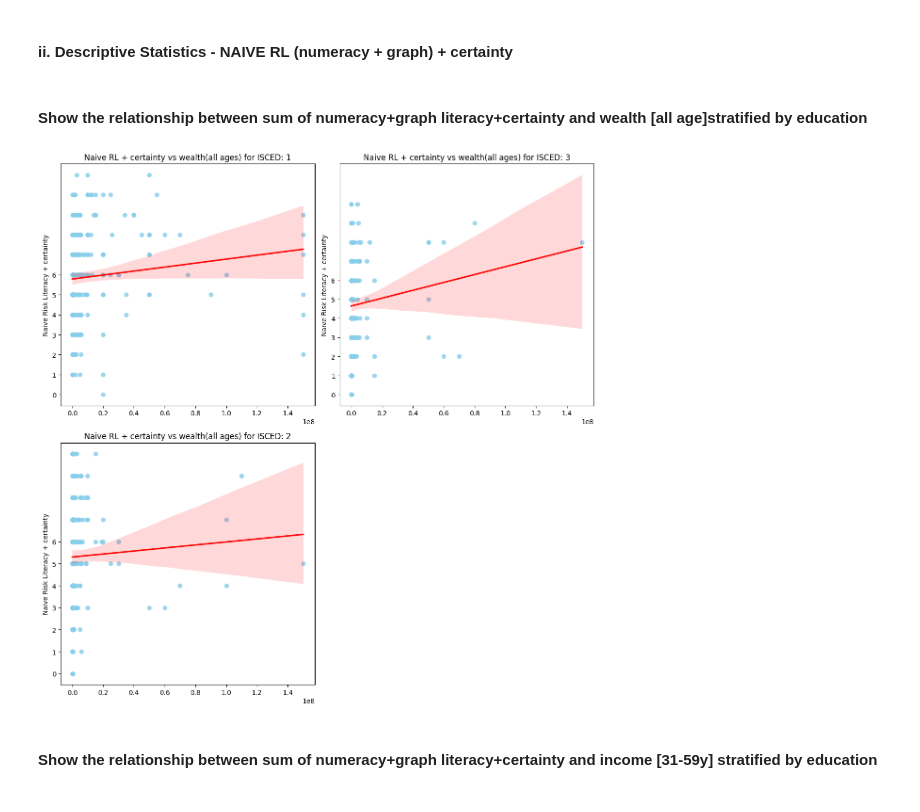
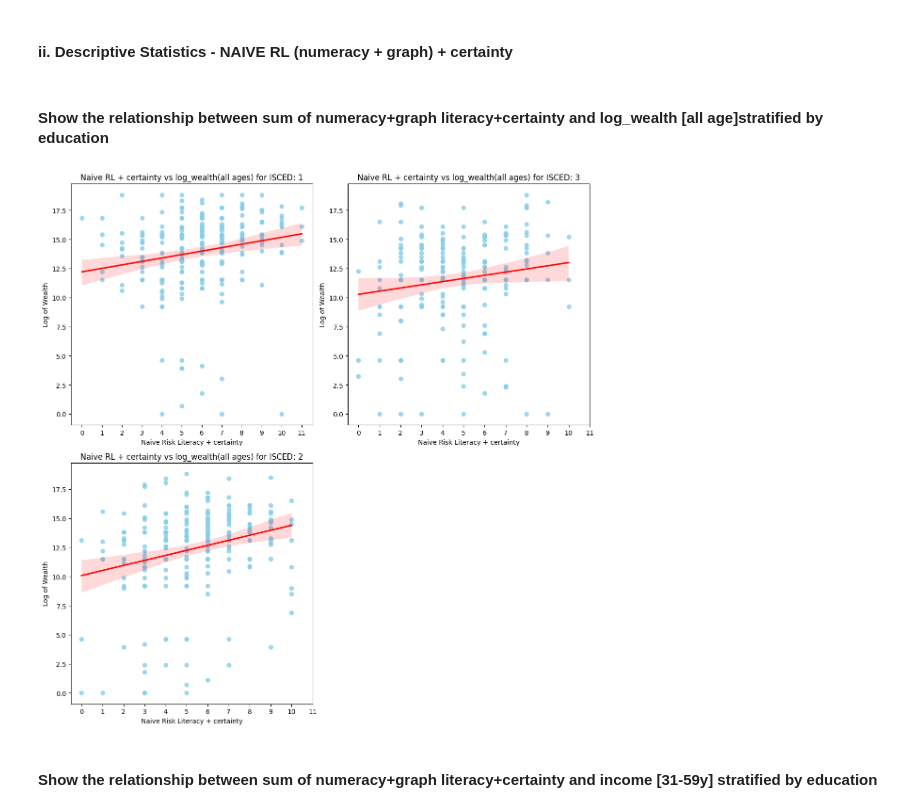
Before and after one commit to Leshleon/risk-literacy, a Jupyter notebook: data_analysis/new_code/final/221025_RL_euro_ind.ipynb, the cells around one changed output. Cells and saved outputs as stored; diff of their text form; code cells hidden in the pictures.

```diff
--- a/data_analysis/new_code/final/221025_RL_euro_ind.ipynb
+++ b/data_analysis/new_code/final/221025_RL_euro_ind.ipynb
@@ -133,7 +211,7 @@ for i, country in enumerate(countries):
     for j, value in zip(sample.index, sample.values):
         axes[i].text(j, value + 0.5, f"{value/total * 100:.1f}%", ha = "center", va = "bottom", fontsize=6, color="black")
 
-    axes[i].set_yticks(np.arange(0, 151, step = 20))
+    axes[i].set_yticks(np.arange(0, 300, step = 20))
     axes[i].set_xticks(x)
     axes[i].set_xticklabels(x, rotation = 45, ha = "center")
 
@@ -163,7 +241,7 @@ for i, country in enumerate(countries):
     for j, value in zip(sample.index, sample.values):
         axes[i].text(j, value + 0.5, f"{value/total * 100:.1f}%", ha = "center", va = "bottom", fontsize=6, color="black")
 
-    axes[i].set_yticks(np.arange(0, 151, step = 20))
+    axes[i].set_yticks(np.arange(0, 300, step = 20))
     axes[i].set_xticks(x)
     axes[i].set_xticklabels(x, rotation = 45, ha = "center")
 
@@ -1314,0 +1914,15 @@ Notes:
+# %%
+ind_dyn1["asset_diverse_metric"] = (ind_dyn1[assets] != 0).sum(axis = 1) / 10
+
+data = ind_dyn1.copy()
+
+model = sm.OLS(data["asset_diverse_metric"], sm.add_constant(
+    data[["Naive_RL_certainty_11", "isced", "age_rec","CRTScore_3", "FinancialLiteracy_3",
+          "RiskAppetite_7", "log_wealth"]]))
+
+# Age group 2 = 18 to 35 y/o
+# Age group 3 = 36 to 55 y/o
+# Age group 4 = 56 to 75 y/o
+
+res = model.fit()
+print(res.summary())
@@ -1378,3 +2041,13 @@ df00["Naive_RL_%"] = df00["Naive_RL_6"] / 6 * 100
 
 df00["Naive_RL_certainty_11"] = df00["GraphLiteracy_3"] + df00["Numeracy_3"] + df00["Certainty_5"]
 df00["Naive_RL_certainty_%"] = df00["Naive_RL_certainty_11"] / 11 * 100
+
+# Windorized wealth at 1% both end
+df00 = winsorize_output(df00, "wealth", [0.01, 0.01])
+# Using winsorised wealth as wealth
+df00["wealth"] = df00["winsorised_wealth"]
+
+# natural log of wealth
+natural_log_mask = df00["wealth"] != -1
+df00.loc[natural_log_mask, "log_wealth"] = np.log(df00.loc[natural_log_mask, "wealth"] + 1)
+df00["log_wealth"] = df00["log_wealth"].fillna(0)
@@ -1420,32 +2148,34 @@ Countries_code:
 # %%
 # regressor: ind_dyn2["Naive_RL_certainty_%"]
 # %% [markdown]
-#### Show the relationship between sum of numeracy+graph literacy+certainty and wealth [all age]stratified by education
+#### Show the relationship between sum of numeracy+graph literacy+certainty and log_wealth [all age]stratified by education
 # %%
 fig, axes = plt.subplots(2, 2, figsize = [12, 12])
 axes = axes.flatten()
 
 isced = ind_dyn2["isced"].unique()
 
 for i, edu in enumerate(isced):
     sample = ind_dyn1.loc[(ind_dyn1["isced"] == edu) & (ind_dyn1["wealth"] != -1)].copy()
-    x = sample["wealth"].values
-    y = sample["Naive_RL_certainty_11"].values
+    y = sample["log_wealth"].values
+    x = sample["Naive_RL_certainty_11"].values
     total = sample.sum()
 
     sns.regplot(x=x, y=y, color="skyblue", ax = axes[i], line_kws={"color": "red"})
 
-    axes[i].set_yticks(np.arange(0, 7, step = 1))
+    axes[i].set_xticks(np.arange(0, 12, step = 1))
 
-    axes[i].set_ylabel(f"Naive Risk Literacy + certainty")
-    axes[i].set_title(f"Naive RL + certainty vs wealth(all ages) for ISCED: {edu}")
+    axes[i].set_xlabel(f"Naive Risk Literacy + certainty")
+    axes[i].set_ylabel(f"Log of Wealth")
+
+    axes[i].set_title(f"Naive RL + certainty vs log_wealth(all ages) for ISCED: {edu}")
 
 
 fig.delaxes(axes[i+1])
 plt.tight_layout()
 plt.show()
 # %% [output]
-[figure, old version]
+[figure, new version]
 # %% [markdown]
 #### Show the relationship between sum of numeracy+graph literacy+certainty and income [31-59y] stratified by education
 # %%
```
Also changed, not shown: parts of 125 cells of this notebook, 5 other files.
